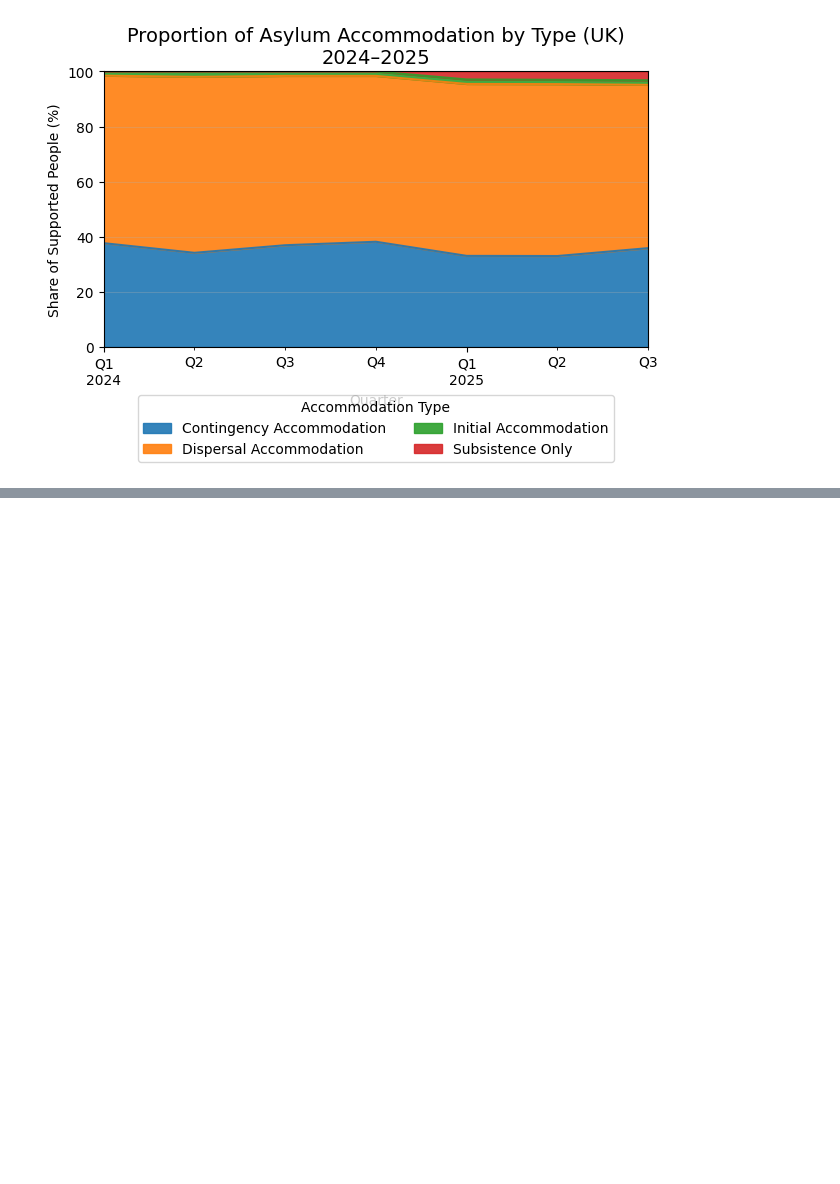
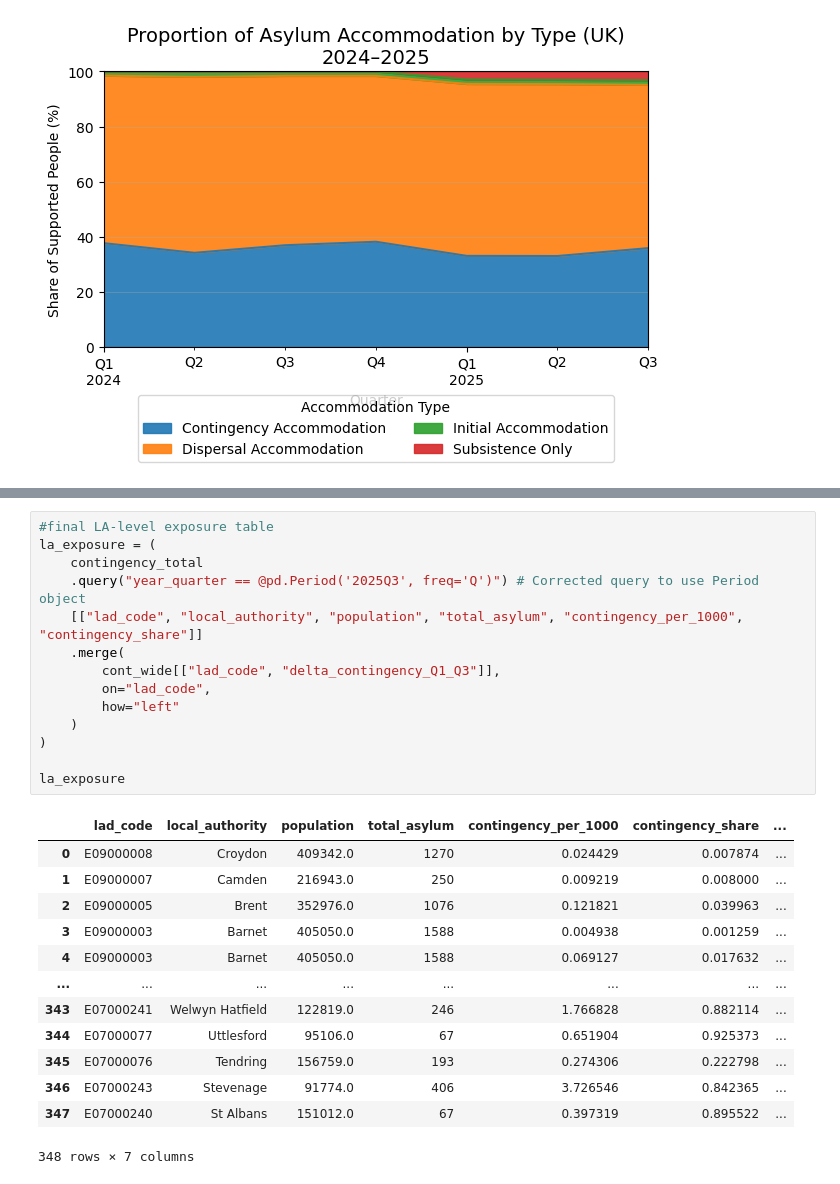
Before and after one commit to awenroberts/QM2-Project, a Jupyter notebook: COPY_asylum_seekers_receiving_support_data.ipynb, the cells around one changed output, grey strips where cells are left out. Drawn from its saved outputs; the diff is of its cells as text; blank space fills up the shorter version.

```diff
--- a/COPY_asylum_seekers_receiving_support_data.ipynb
+++ b/COPY_asylum_seekers_receiving_support_data.ipynb
@@ -321,0 +471,28 @@ KeyError: 'lad_code'
+# %%
+#final LA-level exposure table
+la_exposure = (
+    contingency_total
+    .query("year_quarter == @pd.Period('2025Q3', freq='Q')") # Corrected query to use Period object
+    [["lad_code", "local_authority", "population", "total_asylum", "contingency_per_1000", "contingency_share"]]
+    .merge(
+        cont_wide[["lad_code", "delta_contingency_Q1_Q3"]],
+        on="lad_code",
+        how="left"
+    )
+)
+
+la_exposure
+# %% [output]
+|  | lad_code | local_authority | population | total_asylum | contingency_per_1000 | contingency_share | ... |
+| 0 | E09000008 | Croydon | 409342.0 | 1270 | 0.024429 | 0.007874 | ... |
+| 1 | E09000007 | Camden | 216943.0 | 250 | 0.009219 | 0.008000 | ... |
+| 2 | E09000005 | Brent | 352976.0 | 1076 | 0.121821 | 0.039963 | ... |
+| 3 | E09000003 | Barnet | 405050.0 | 1588 | 0.004938 | 0.001259 | ... |
+| 4 | E09000003 | Barnet | 405050.0 | 1588 | 0.069127 | 0.017632 | ... |
+| ... | ... | ... | ... | ... | ... | ... | ... |
+| 343 | E07000241 | Welwyn Hatfield | 122819.0 | 246 | 1.766828 | 0.882114 | ... |
+| 344 | E07000077 | Uttlesford | 95106.0 | 67 | 0.651904 | 0.925373 | ... |
+| 345 | E07000076 | Tendring | 156759.0 | 193 | 0.274306 | 0.222798 | ... |
+| 346 | E07000243 | Stevenage | 91774.0 | 406 | 3.726546 | 0.842365 | ... |
+| 347 | E07000240 | St Albans | 151012.0 | 67 | 0.397319 | 0.895522 | ... |
+348 rows × 7 columns
```
Also changed, not shown: parts of 15 cells of this notebook.
